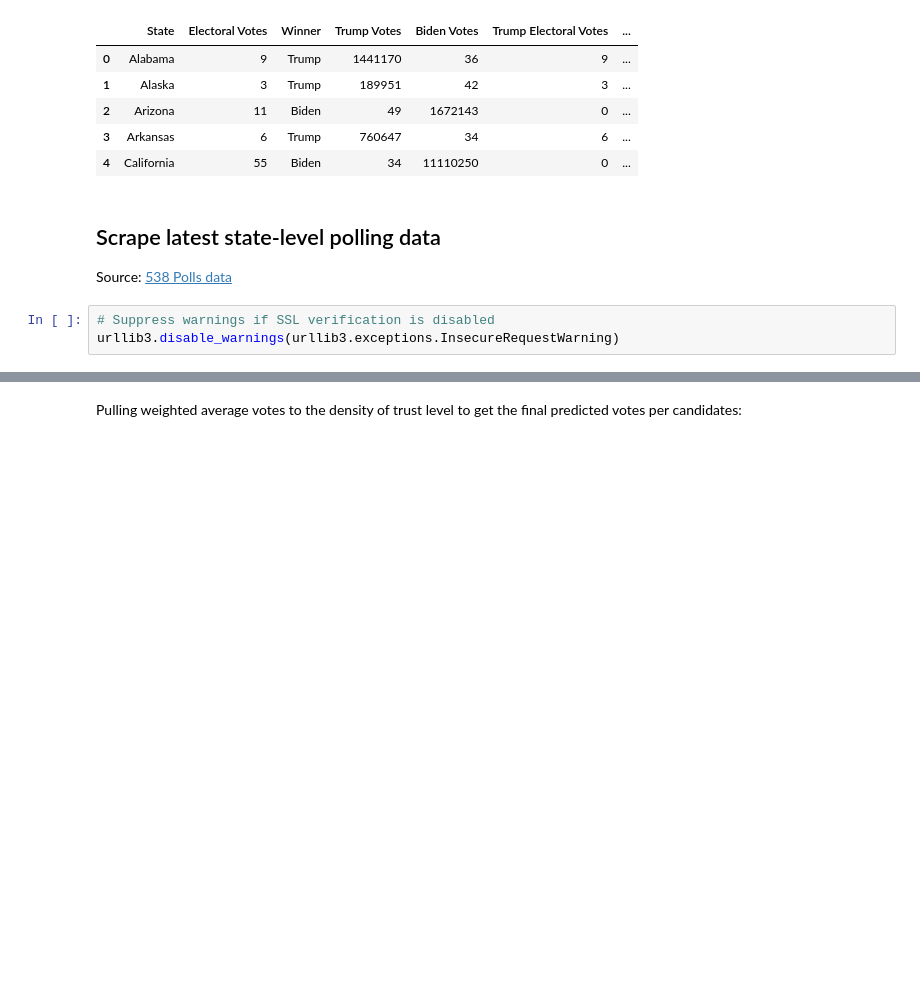
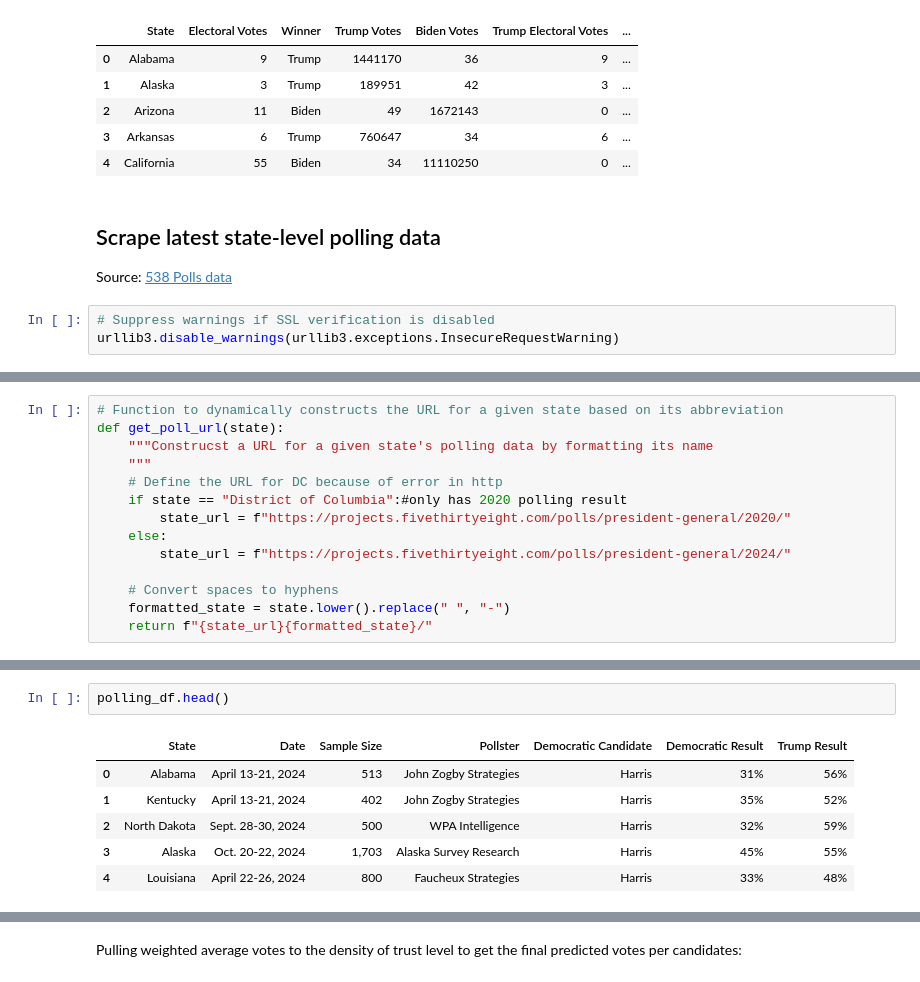
Before and after one commit to Pinghsuanlin/DS_sideProjects, a Jupyter notebook: statisticalAnalysis/2024election.ipynb, the cells around one changed output, grey strips where cells are left out. Saved outputs shown, nothing was run; the diff lists cells and outputs as text; blank space fills up the shorter version.

```diff
--- a/statisticalAnalysis/2024election.ipynb
+++ b/statisticalAnalysis/2024election.ipynb
@@ -664,0 +419,14 @@ plt.tight_layout()
+# %%
+# Function to dynamically constructs the URL for a given state based on its abbreviation
+def get_poll_url(state):
+    """Construcst a URL for a given state's polling data by formatting its name
+    """
+    # Define the URL for DC because of error in http
+    if state == "District of Columbia":#only has 2020 polling result
+        state_url = f"https://projects.fivethirtyeight.com/polls/president-general/2020/"
+    else:
+        state_url = f"https://projects.fivethirtyeight.com/polls/president-general/2024/"
+
+    # Convert spaces to hyphens
+    formatted_state = state.lower().replace(" ", "-")
+    return f"{state_url}{formatted_state}/"
@@ -664,0 +538,9 @@ plt.tight_layout()
+# %%
+polling_df.head()
+# %% [output]
+|  | State | Date | Sample Size | Pollster | Democratic Candidate | Democratic Result | Trump Result |
+| 0 | Alabama | April 13-21, 2024 | 513 | John Zogby Strategies | Harris | 31% | 56% |
+| 1 | Kentucky | April 13-21, 2024 | 402 | John Zogby Strategies | Harris | 35% | 52% |
+| 2 | North Dakota | Sept. 28-30, 2024 | 500 | WPA Intelligence | Harris | 32% | 59% |
+| 3 | Alaska | Oct. 20-22, 2024 | 1,703 | Alaska Survey Research | Harris | 45% | 55% |
+| 4 | Louisiana | April 22-26, 2024 | 800 | Faucheux Strategies | Harris | 33% | 48% |
```
Also changed, not shown: parts of 56 cells of this notebook.
